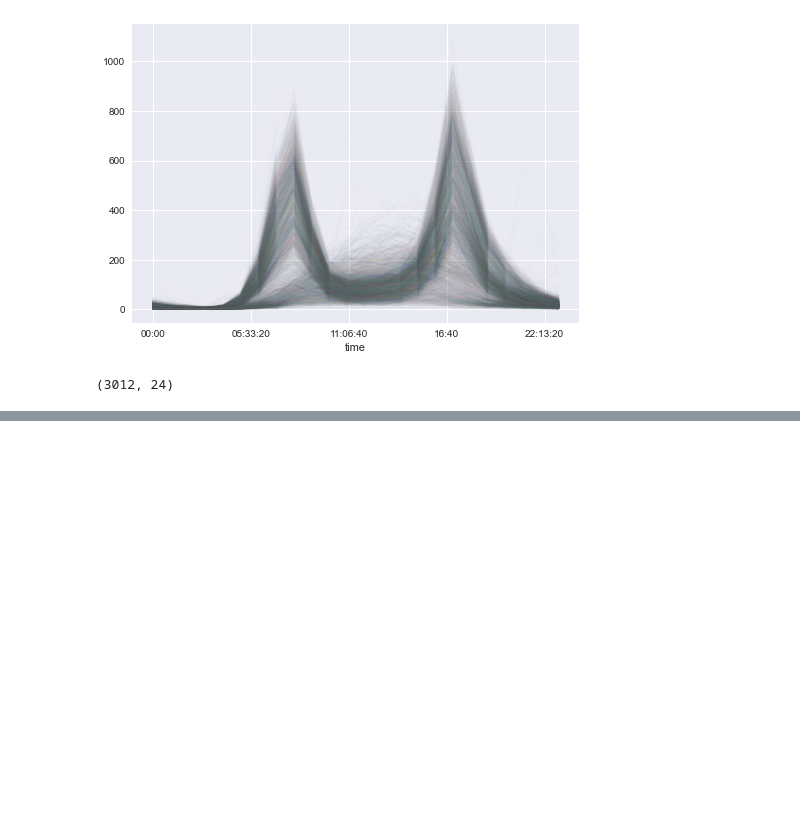
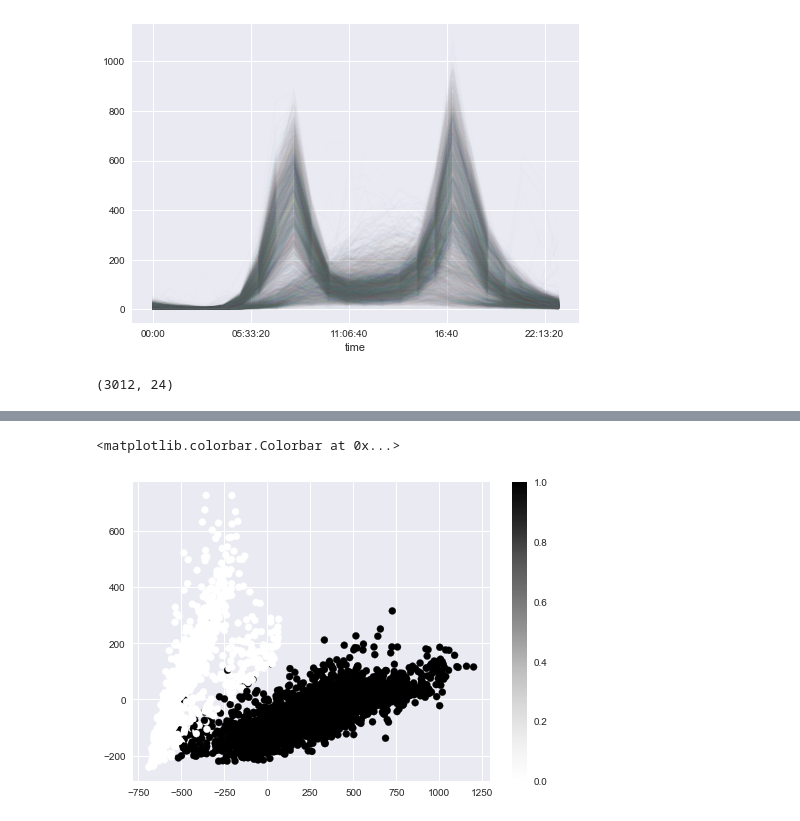
Before and after one commit to varconstantine/reference-data-science-projects, a Jupyter notebook: reproducible-data-analysis/jupyter-workflow.ipynb, the cells around one changed output, grey strips where cells are left out. Cells and saved outputs as stored; diff of their text form; code cells hidden in the pictures; blank space fills up the shorter version.

```diff
--- a/reproducible-data-analysis/jupyter-workflow.ipynb
+++ b/reproducible-data-analysis/jupyter-workflow.ipynb
@@ -81,0 +93,14 @@ X2 = PCA(2).fit_transform(X)
+# %%
+# Create a Gaussian Mixture Model
+
+gmm = GaussianMixture(2)
+gmm.fit(X)
+labels = gmm.predict(X)
+# %%
+# Plot the PCA distribution again using the GMM color labels
+
+plt.scatter(X2[:, 0], X2[:, 1], c=labels)
+plt.colorbar()
+# %% [output]
+<matplotlib.colorbar.Colorbar at 0x...>
+[figure, added]
```
Also changed, not shown: parts of 7 cells of this notebook.
